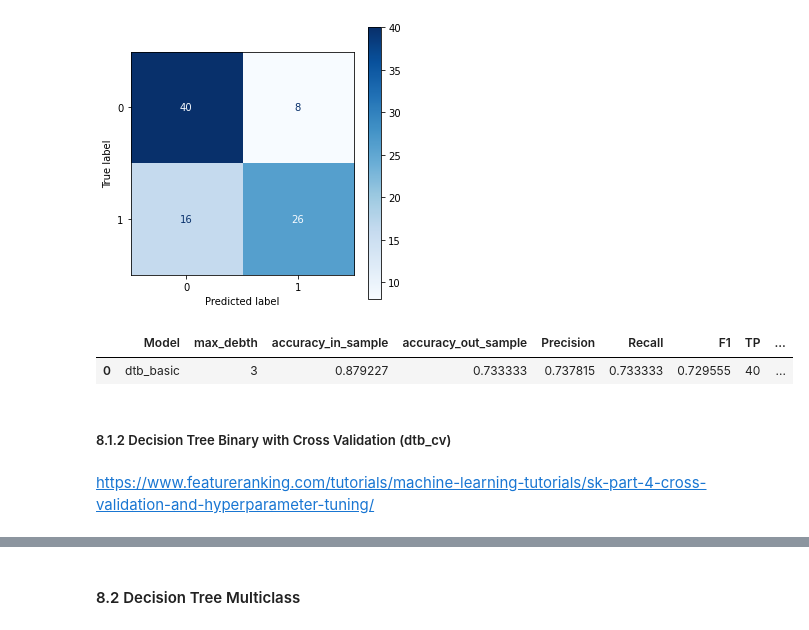
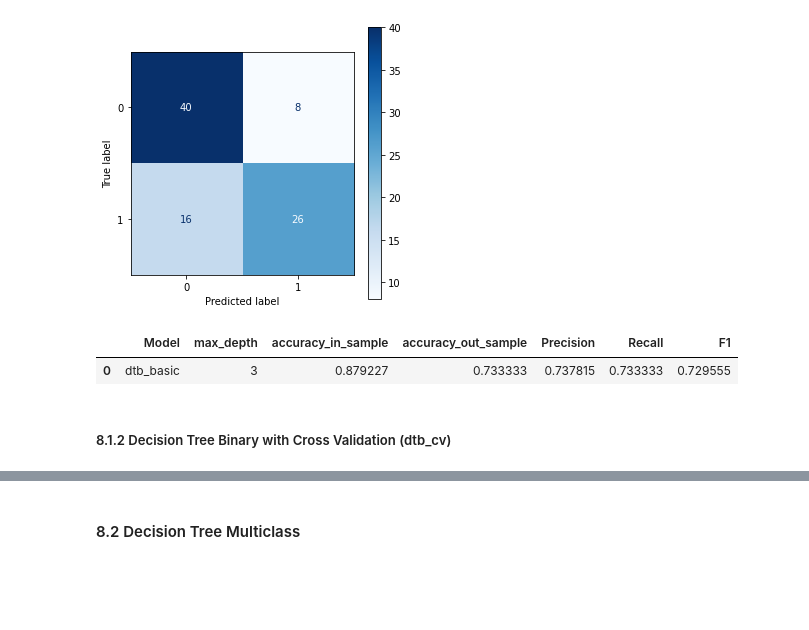
Before and after one commit to Liomat97/Machine-Learning, a Jupyter notebook: Test.ipynb, the cells around one changed output, grey strips where cells are left out. Drawn from its saved outputs; the diff is of its cells as text; code cells hidden in the pictures; blank space fills up the shorter version.

```diff
--- a/Test.ipynb
+++ b/Test.ipynb
@@ -499,22 +491,19 @@ plt.show()
 # %%
 from sklearn.metrics import accuracy_score, recall_score, precision_score, f1_score
 model = 'dtb_basic'
-max_debth = 3
+max_depth = 3
 accuracy_in_sample = dtb_basic.score(x_binary_train, y_binary_train)
 accuracy_out_sample = dtb_basic.score(x_binary_test, y_binary_test)
 Precision = dtb_basic_report['weighted avg']['precision']
 Recall = dtb_basic_report['weighted avg']['recall']
 F1 = dtb_basic_report['weighted avg']['f1-score']
-TP = TP
-TN = TN
-FP = FP
-FN = FN
+cm = confusion_matrix(y_binary_test, y_predict)
 
 #Append the Results from the Loop to the existing Dataframe:
-dtb_basic_temp = [(model, max_debth, accuracy_in_sample, accuracy_out_sample, Precision, Recall, F1, TP, TN, FP, FN)]
+dtb_basic_temp = [(model, max_depth, accuracy_in_sample, accuracy_out_sample, Precision, Recall, F1)]
 dtb_basic_results = pd.DataFrame(dtb_basic_temp)
-dtb_basic_results.rename(columns= {0:'Model', 1:'max_debth', 2:'accuracy_in_sample', 3:'accuracy_out_sample', 4:'Precision', 5:'Recall', 6:'F1', 7:'TP', 8:'TN', 9:'FP', 10:'FN' }, inplace = True)
+dtb_basic_results.rename(columns= {0:'Model', 1:'max_depth', 2:'accuracy_in_sample', 3:'accuracy_out_sample', 4:'Precision', 5:'Recall', 6:'F1'}, inplace = True)
 dtb_basic_results
 # %% [output]
-|  | Model | max_debth | accuracy_in_sample | accuracy_out_sample | Precision | Recall | F1 | TP | ... |
-| 0 | dtb_basic | 3 | 0.879227 | 0.733333 | 0.737815 | 0.733333 | 0.729555 | 40 | ... |
+|  | Model | max_depth | accuracy_in_sample | accuracy_out_sample | Precision | Recall | F1 |
+| 0 | dtb_basic | 3 | 0.879227 | 0.733333 | 0.737815 | 0.733333 | 0.729555 |
@@ -521,4 +514,2 @@ dtb_basic_results
 # %% [markdown]
 ##### 8.1.2 Decision Tree Binary with Cross Validation (dtb_cv)
-# %% [markdown]
-https://www.featureranking.com/tutorials/machine-learning-tutorials/sk-part-4-cross-validation-and-hyperparameter-tuning/
```
Also changed, not shown: parts of 70 cells of this notebook.
